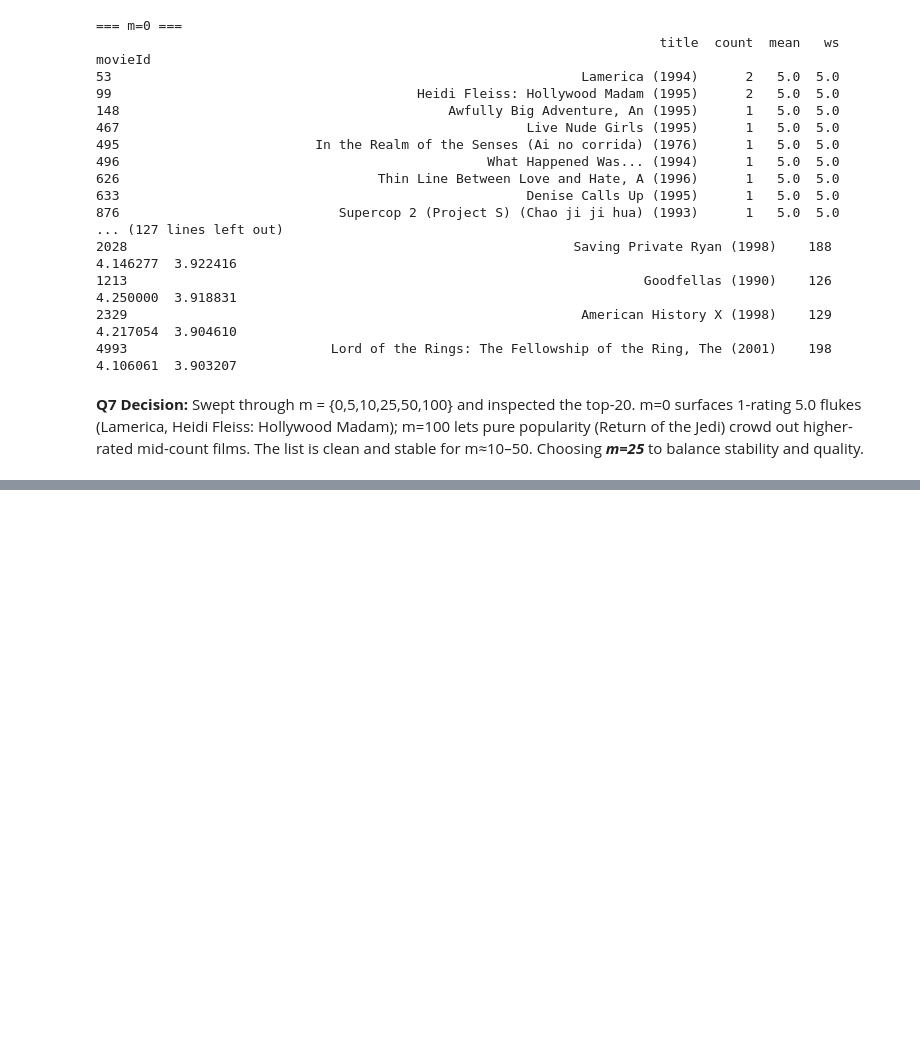
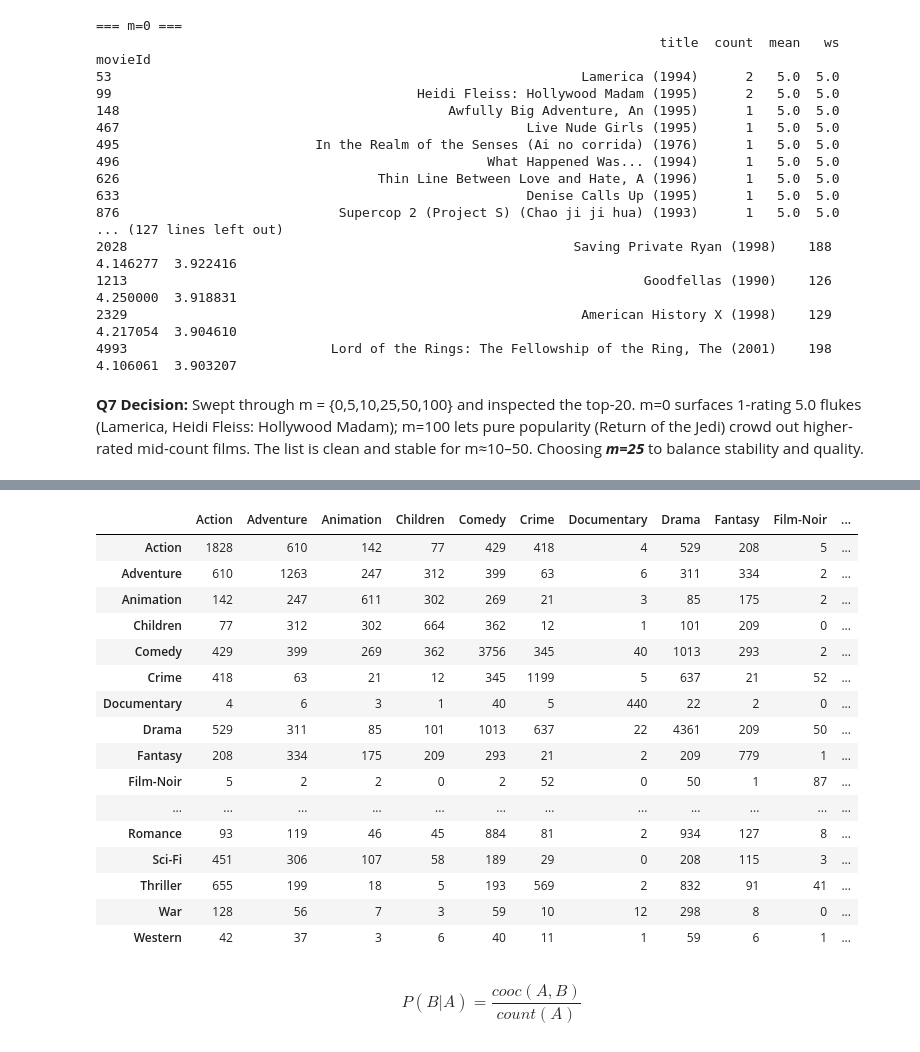
Before and after one commit to Bukunmi2108/givemore, a Jupyter notebook: pipeline/explore.ipynb, the cells around one changed output, grey strips where cells are left out. Drawn from its saved outputs; the diff is of its cells as text; code cells hidden in the pictures; blank space fills up the shorter version.

```diff
--- a/pipeline/explore.ipynb
+++ b/pipeline/explore.ipynb
@@ -377,0 +517,4 @@ movieId
+# %%
+movies["genre_list"] = movies["genres"].str.split("|")
+movies["genre_count"] = movies["genre_list"].str.len()
+movies["genre_count"].value_counts().sort_index()
@@ -377,0 +578,3 @@ movieId
+# %%
+genre_matrix = movies["genre_list"].explode().str.get_dummies().groupby(level=0).max().drop(columns=["(no genres listed)"])
+genre_matrix
@@ -377,0 +595,23 @@ movieId
+# %%
+co_occurence = genre_matrix.T @ genre_matrix
+co_occurence
+# %% [output]
+|  | Action | Adventure | Animation | Children | Comedy | Crime | Documentary | Drama | Fantasy | Film-Noir | ... |
+| Action | 1828 | 610 | 142 | 77 | 429 | 418 | 4 | 529 | 208 | 5 | ... |
+| Adventure | 610 | 1263 | 247 | 312 | 399 | 63 | 6 | 311 | 334 | 2 | ... |
+| Animation | 142 | 247 | 611 | 302 | 269 | 21 | 3 | 85 | 175 | 2 | ... |
+| Children | 77 | 312 | 302 | 664 | 362 | 12 | 1 | 101 | 209 | 0 | ... |
+| Comedy | 429 | 399 | 269 | 362 | 3756 | 345 | 40 | 1013 | 293 | 2 | ... |
+| Crime | 418 | 63 | 21 | 12 | 345 | 1199 | 5 | 637 | 21 | 52 | ... |
+| Documentary | 4 | 6 | 3 | 1 | 40 | 5 | 440 | 22 | 2 | 0 | ... |
+| Drama | 529 | 311 | 85 | 101 | 1013 | 637 | 22 | 4361 | 209 | 50 | ... |
+| Fantasy | 208 | 334 | 175 | 209 | 293 | 21 | 2 | 209 | 779 | 1 | ... |
+| Film-Noir | 5 | 2 | 2 | 0 | 2 | 52 | 0 | 50 | 1 | 87 | ... |
+| ... | ... | ... | ... | ... | ... | ... | ... | ... | ... | ... | ... |
+| Romance | 93 | 119 | 46 | 45 | 884 | 81 | 2 | 934 | 127 | 8 | ... |
+| Sci-Fi | 451 | 306 | 107 | 58 | 189 | 29 | 0 | 208 | 115 | 3 | ... |
+| Thriller | 655 | 199 | 18 | 5 | 193 | 569 | 2 | 832 | 91 | 41 | ... |
+| War | 128 | 56 | 7 | 3 | 59 | 10 | 12 | 298 | 8 | 0 | ... |
+| Western | 42 | 37 | 3 | 6 | 40 | 11 | 1 | 59 | 6 | 1 | ... |
+# %% [markdown]
+$$P(B|A) = \frac{cooc(A,B)}{count(A)}$$
```
Also changed, not shown: parts of 38 cells of this notebook.
